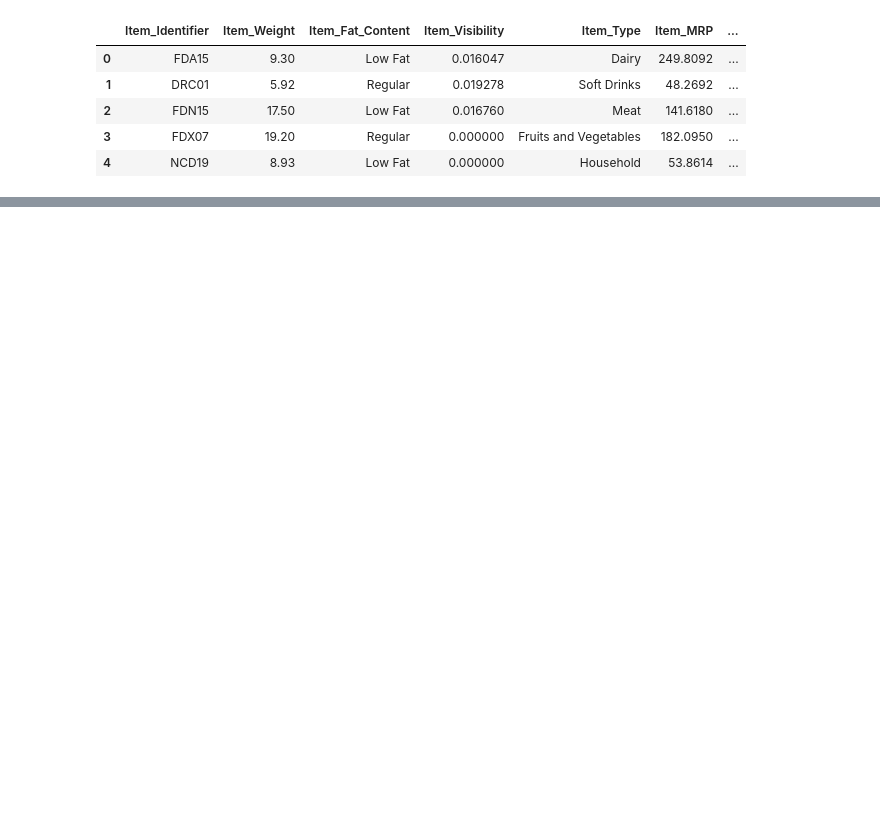
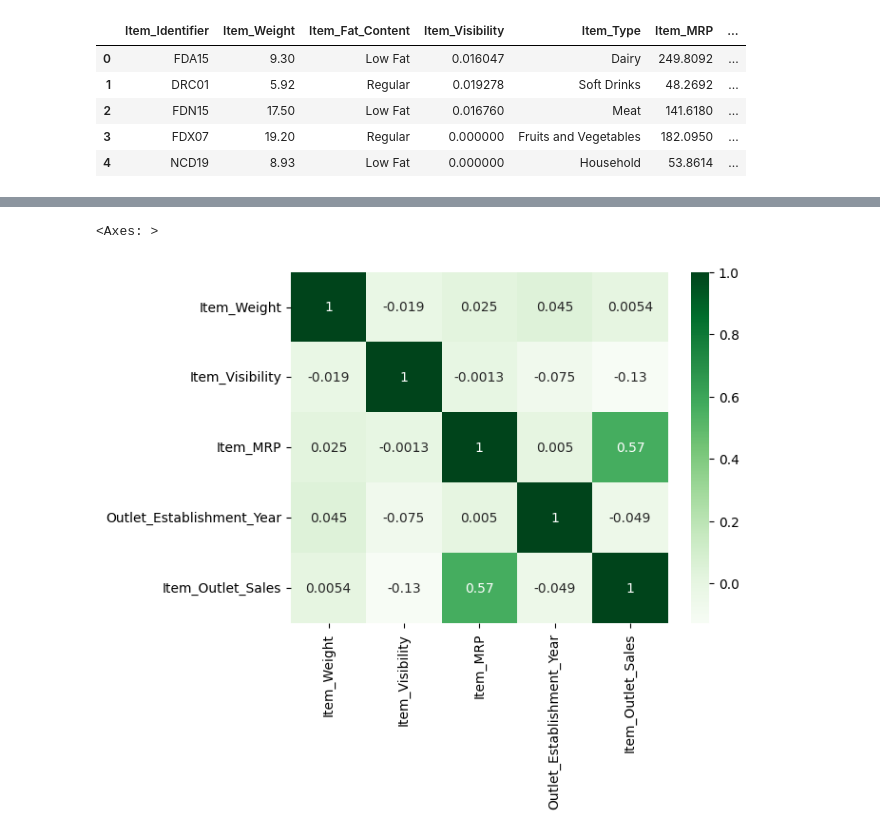
Before and after one commit to eyaGONGI/Codersquare, a Jupyter notebook: Sales_predictions.ipynb, the cells around one changed output, grey strips where cells are left out. Saved outputs shown, nothing was run; the diff lists cells and outputs as text; code cells hidden in the pictures; blank space fills up the shorter version.

```diff
--- a/Sales_predictions.ipynb
+++ b/Sales_predictions.ipynb
@@ -13,0 +348,6 @@ df.head(5)
+# %%
+import seaborn as sns
+sns.heatmap(corr, cmap = 'Greens', annot=True)
+# %% [output]
+<Axes: >
+[figure, added]
```
Also changed, not shown: parts of 93 cells of this notebook.
